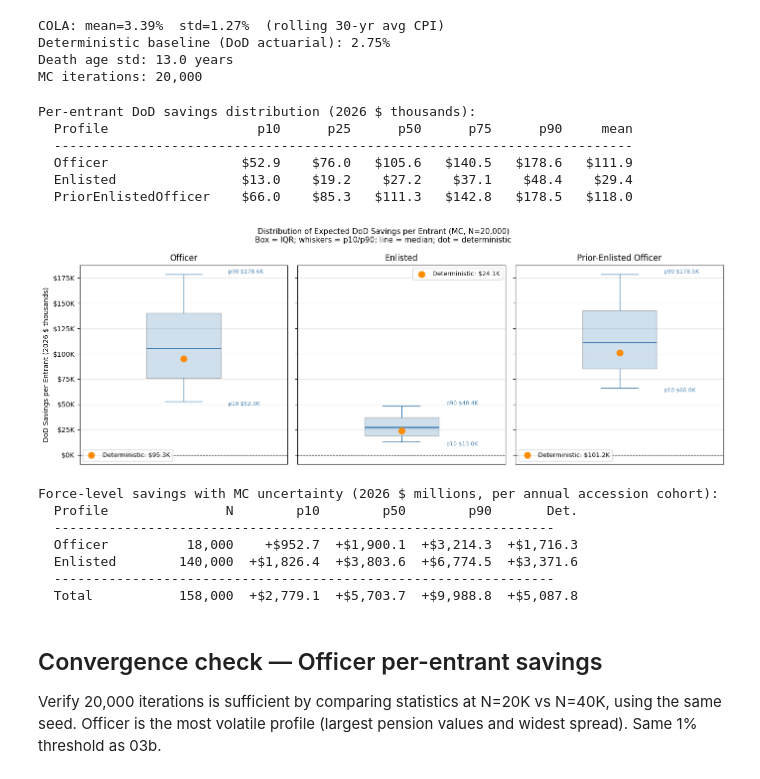
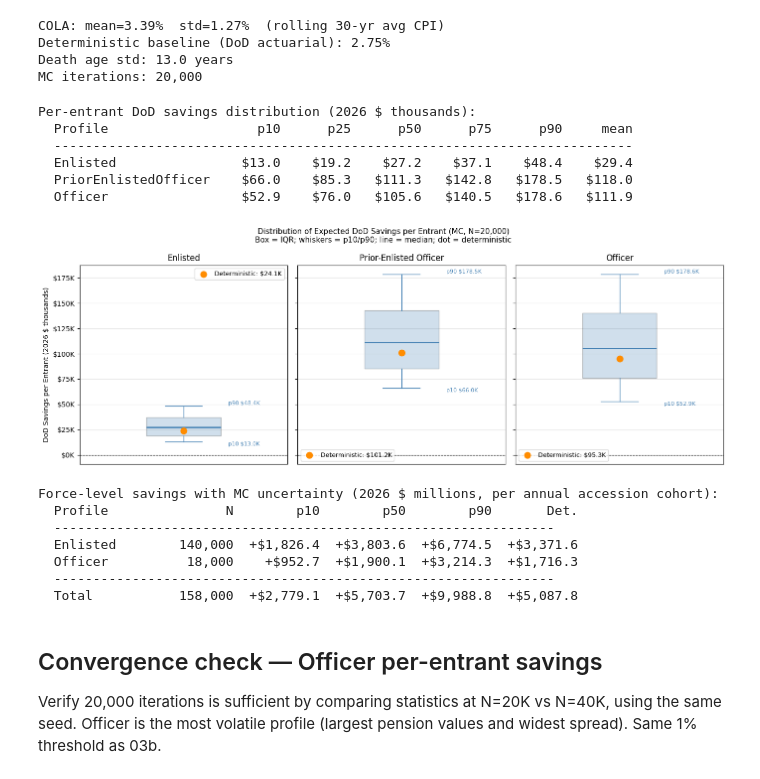
Before and after one commit to sgelety/military-retirement-monte-carlo, a Jupyter notebook: notebooks/04_government_fiscal.ipynb, the cells around one changed output. Drawn from its saved outputs; the diff is of its cells as text; code cells hidden in the pictures.

```diff
--- a/notebooks/04_government_fiscal.ipynb
+++ b/notebooks/04_government_fiscal.ipynb
@@ -505,9 +508,7 @@ Expected government cost per entrant (2026 $ thousands):
 # %% [markdown]
 ### Cost component breakdown
 # %%
-display_profiles = [
-    "Officer", "Enlisted", "PriorEnlistedOfficer"
-]
+display_profiles = PROFILE_ORDER
 fig, axes = plt.subplots(
     1, 3, figsize=(14, 5), sharey=True
 )
@@ -631,7 +632,7 @@ print()
 print(
     "Govt cost per member retiring at exactly 20 YOS:"
 )
-for profile in ["Officer", "Enlisted"]:
+for profile in ["Enlisted", "Officer"]:
     row = fiscal[
         (fiscal["Profile"] == profile)
         & (fiscal["SepYOS"] == 20)
@@ -685,9 +686,7 @@ print(
     f" {'per early':>10} {'per retiree':>12}"
 )
 print("  " + "-" * 78)
-for profile in [
-    "Officer", "Enlisted", "PriorEnlistedOfficer"
-]:
+for profile in PROFILE_ORDER:
     w = scenario_weights[profile]
     sub = (
         fiscal[fiscal["Profile"] == profile]
@@ -720,9 +719,7 @@ print(
     "Marginal cost of the 20th year"
     " (govt obligation at 18 vs 20 YOS):"
 )
-for profile in [
-    "Officer", "Enlisted", "PriorEnlistedOfficer"
-]:
+for profile in PROFILE_ORDER:
     sub = fiscal[fiscal["Profile"] == profile]
     c18 = sub[sub["SepYOS"] == 18].iloc[0]
     c20 = sub[sub["SepYOS"] == 20].iloc[0]
@@ -864,9 +861,7 @@ for _, row in fiscal.iterrows():
 
 # Separation-weighted per-entrant savings distribution# Separation-weighted per-entrant savings distribution
 pe_savings = {}
-for profile in [
-    "Officer", "Enlisted", "PriorEnlistedOfficer"
-]:
+for profile in PROFILE_ORDER:
     w = scenario_weights[profile]
     weighted_v = np.zeros(N_ITER)
     for sep_yos_key, weight in w.items():
@@ -903,13 +898,11 @@ for profile, sv in pe_savings.items():
 Per-entrant DoD savings distribution (2026 $ thousands):
   Profile                   p10      p25      p50      p75      p90     mean
   --------------------------------------------------------------------------
-  Officer                 $52.9    $76.0   $105.6   $140.5   $178.6   $111.9
   Enlisted                $13.0    $19.2    $27.2    $37.1    $48.4    $29.4
   PriorEnlistedOfficer    $66.0    $85.3   $111.3   $142.8   $178.5   $118.0
+  Officer                 $52.9    $76.0   $105.6   $140.5   $178.6   $111.9
 # %%
-plot_profiles = [
-    "Officer", "Enlisted", "PriorEnlistedOfficer"
-]
+plot_profiles = PROFILE_ORDER
 fig, axes = plt.subplots(
     1, 3, figsize=(14, 5), sharey=True
 )
@@ -957,41 +950,41 @@ for ax, profile in zip(axes, plot_profiles):
         )
     )
     ax.legend(fontsize=9)
     ax.grid(axis="y", alpha=0.3)
 
     for val, label, va in [
         (p90, f"p90 ${p90:,.1f}K", "bottom"),
         (p10, f"p10 ${p10:,.1f}K", "top"),
     ]:
         ax.annotate(
             label,
             xy=(0.3, val),
             fontsize=8,
             color="steelblue",
             va=va,
         )
 
 axes[0].set_ylabel(
     "DoD Savings per Entrant (2026 $ thousands)"
 )
 fig.suptitle(
     "Distribution of Expected DoD Savings per Entrant"
     " (MC, N=20,000)\n"
     "Box = IQR; whiskers = p10/p90;"
     " line = median; dot = deterministic",
     fontsize=11,
 )
 plt.tight_layout()
 plt.show()
 # %% [output]
-[figure, old version]
+[figure, new version]
 # %%
 # PEOs enter as enlisted accessions and are already
 # counted in this split; a separate PEO line would
 # double-count (see Force-level cost projection note)
 accession_map = {
+    "Enlisted": ENLISTED_ACCESSIONS,
     "Officer": OFFICER_ACCESSIONS,
-    "Enlisted": ENLISTED_ACCESSIONS,
 }
 
 print(
@@ -1048,8 +1041,8 @@ print(
 Force-level savings with MC uncertainty (2026 $ millions, per annual accession cohort):
   Profile               N        p10        p50        p90       Det.
   ----------------------------------------------------------------
+  Enlisted        140,000  +$1,826.4  +$3,803.6  +$6,774.5  +$3,371.6
   Officer          18,000    +$952.7  +$1,900.1  +$3,214.3  +$1,716.3
-  Enlisted        140,000  +$1,826.4  +$3,803.6  +$6,774.5  +$3,371.6
   ----------------------------------------------------------------
   Total           158,000  +$2,779.1  +$5,703.7  +$9,988.8  +$5,087.8
 # %% [markdown]
```
Also changed, not shown: parts of 13 cells of this notebook, 6 other files.
